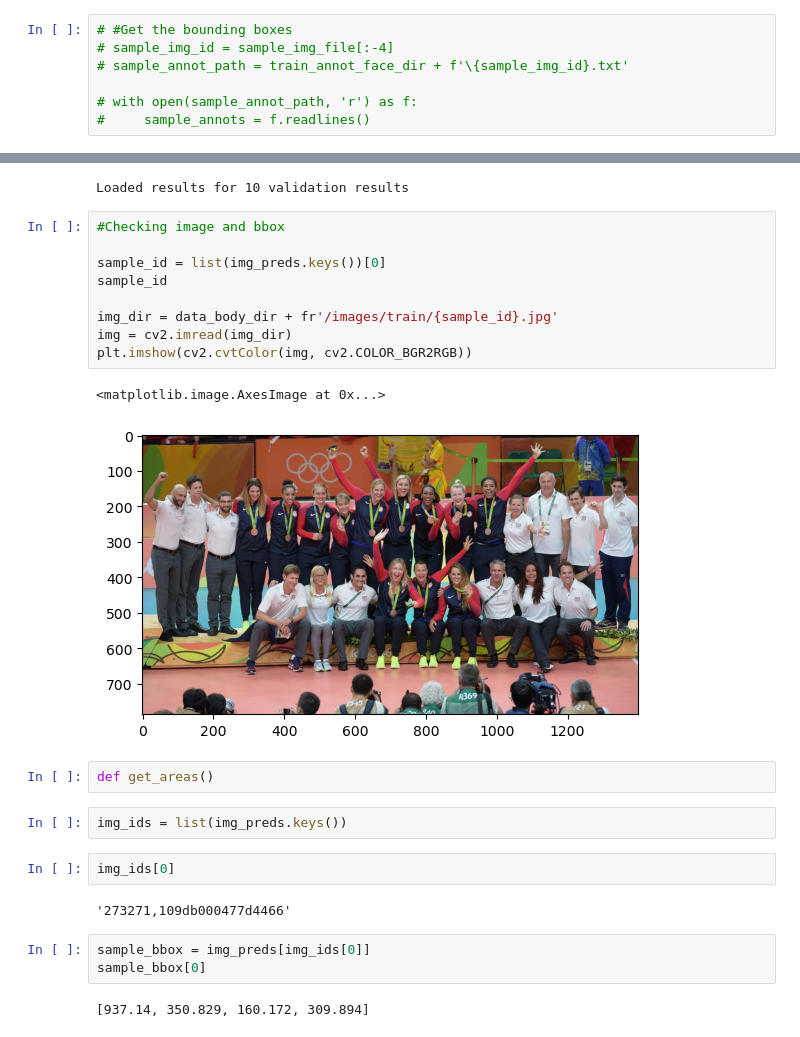
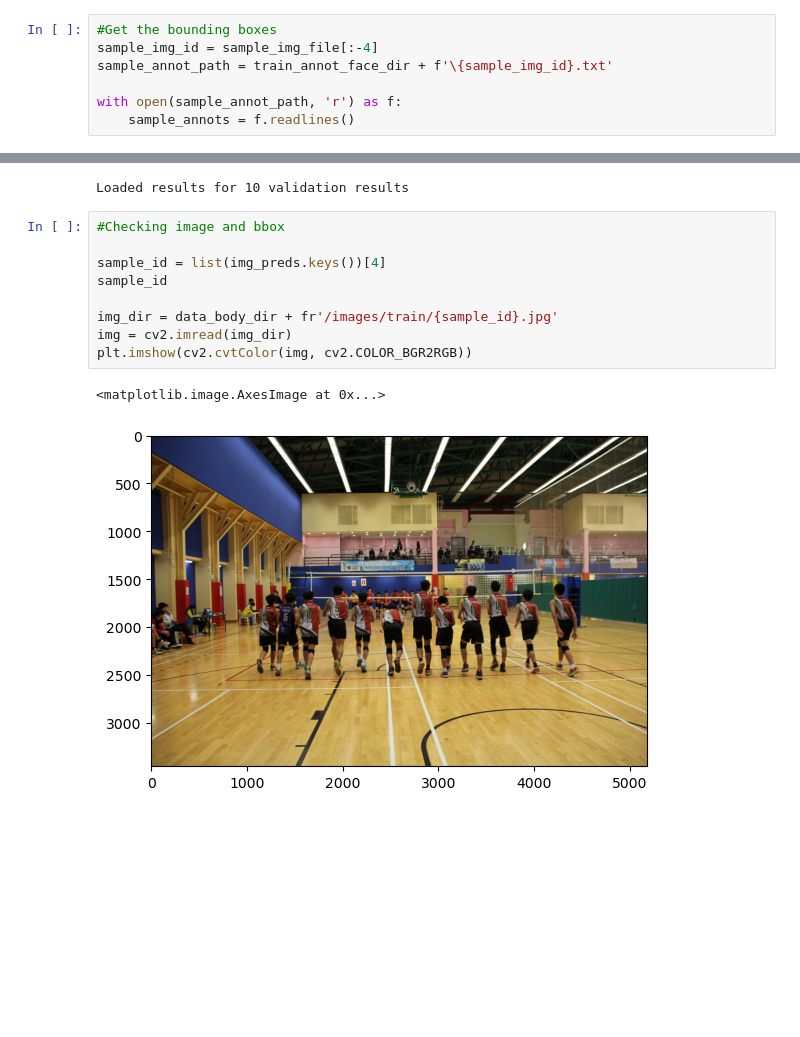
Before and after one commit to JelinR/ultralytics_forked, a Jupyter notebook: Vision_Project/yolo_detection.ipynb, the cells around one changed output, grey strips where cells are left out. Drawn from its saved outputs; the diff is of its cells as text; blank space fills up the shorter version.

```diff
--- a/Vision_Project/yolo_detection.ipynb
+++ b/Vision_Project/yolo_detection.ipynb
@@ -269,8 +269,8 @@ process_annotations(idgt_file, output_dir, val_img_shapes, bbox_mode = 'body')
 # %%
-# #Get the bounding boxes
-# sample_img_id = sample_img_file[:-4]
-# sample_annot_path = train_annot_face_dir + f'\{sample_img_id}.txt'
+#Get the bounding boxes
+sample_img_id = sample_img_file[:-4]
+sample_annot_path = train_annot_face_dir + f'\{sample_img_id}.txt'
 
-# with open(sample_annot_path, 'r') as f:
-#     sample_annots = f.readlines()
+with open(sample_annot_path, 'r') as f:
+    sample_annots = f.readlines()
 # %%
@@ -1108,25 +1114,12 @@ Loaded results for 10 validation results
 # %%
 #Checking image and bbox
 
-sample_id = list(img_preds.keys())[0]
+sample_id = list(img_preds.keys())[4]
 sample_id
 
 img_dir = data_body_dir + fr'/images/train/{sample_id}.jpg'
 img = cv2.imread(img_dir)
 plt.imshow(cv2.cvtColor(img, cv2.COLOR_BGR2RGB))
 # %% [output]
 <matplotlib.image.AxesImage at 0x...>
-[figure, old version]
+[figure, new version]
-# %%
-def get_areas()
-# %%
-img_ids = list(img_preds.keys())
-# %%
-img_ids[0]
-# %% [output]
-'273271,109db000477d4466'
-# %%
-sample_bbox = img_preds[img_ids[0]]
-sample_bbox[0]
-# %% [output]
-[937.14, 350.829, 160.172, 309.894]
```
Also changed, not shown: parts of 16 cells of this notebook.
